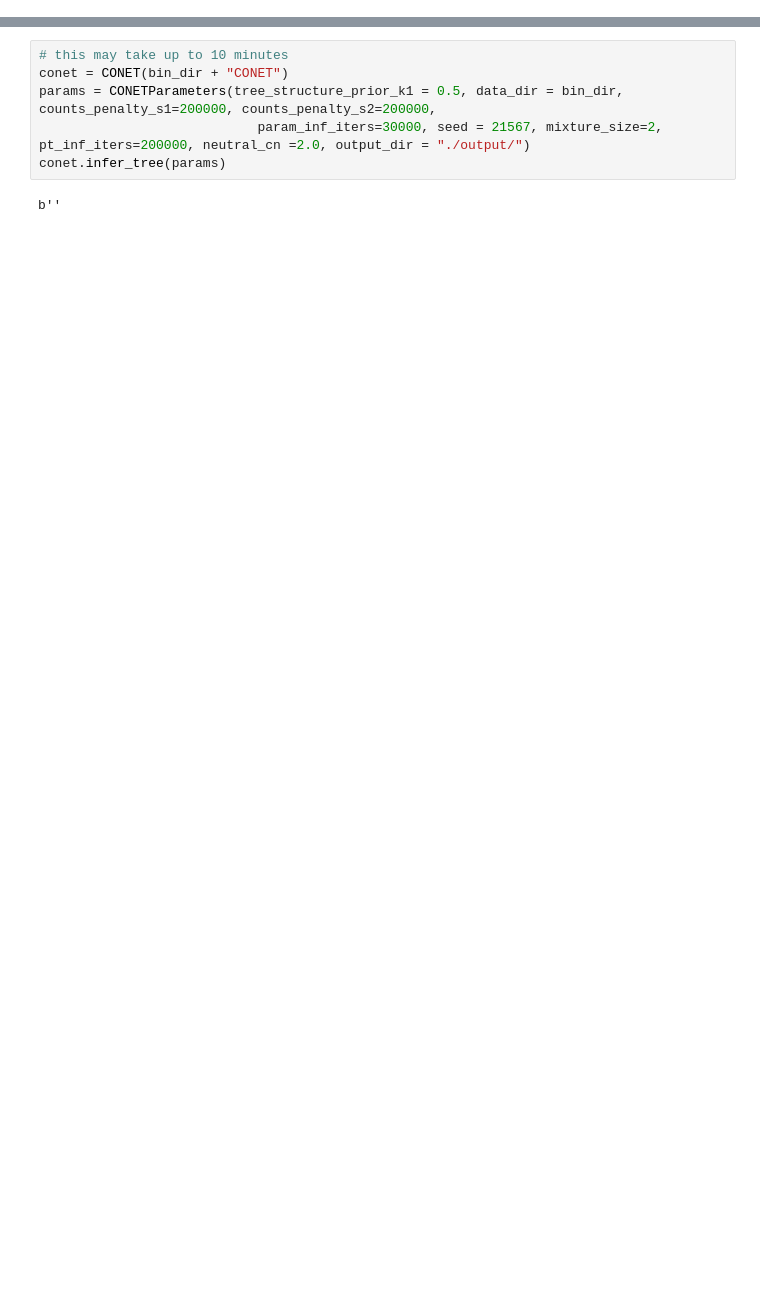
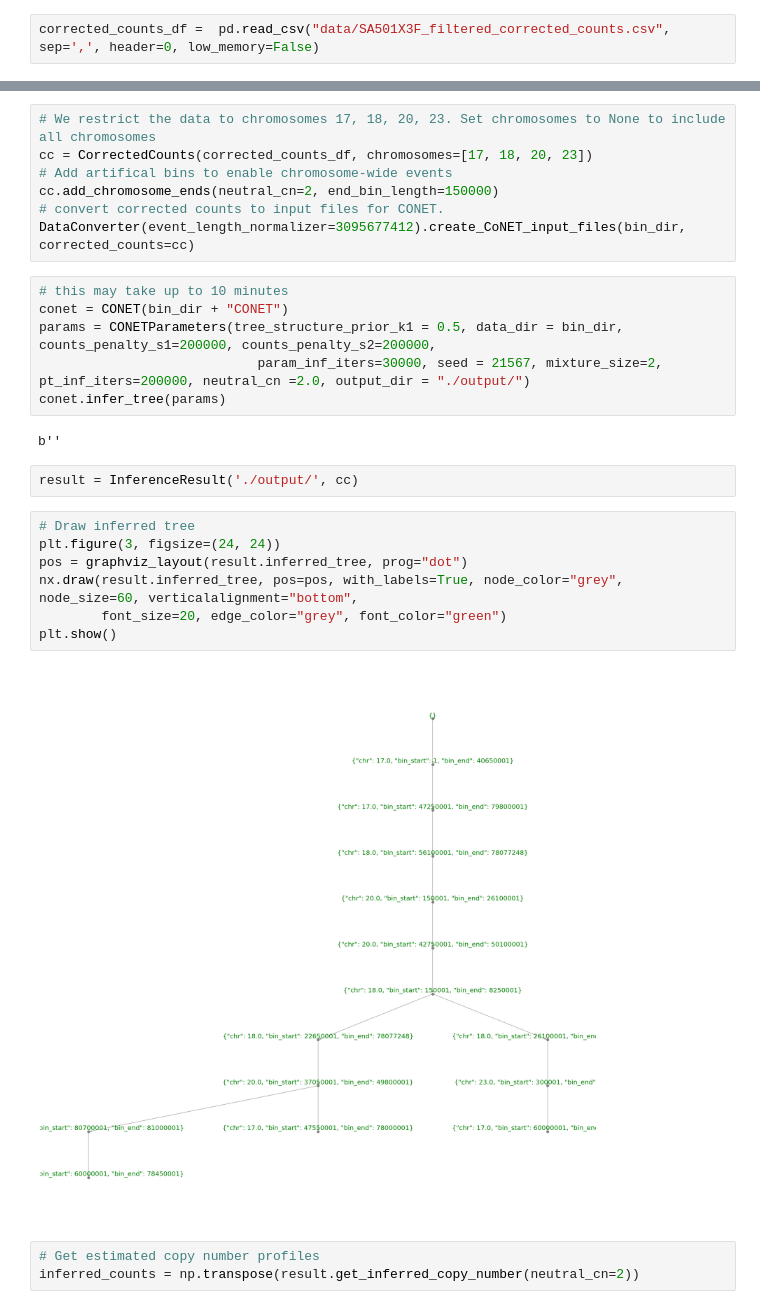
Before and after one commit to szczurek-lab/CONET, a Jupyter notebook: python/notebooks/biological_data/biological_data.ipynb, the cells around one changed output, grey strips where cells are left out. Cells and saved outputs as stored; diff of their text form; blank space fills up the shorter version.

```diff
--- a/python/notebooks/biological_data/biological_data.ipynb
+++ b/python/notebooks/biological_data/biological_data.ipynb
@@ -17,0 +12,2 @@ conet.infer_tree(params)
+# %%
+corrected_counts_df =  pd.read_csv("data/SA501X3F_filtered_corrected_counts.csv", sep=',', header=0, low_memory=False)
@@ -18,3 +24,10 @@ conet.infer_tree(params)
+# %%
+# We restrict the data to chromosomes 17, 18, 20, 23. Set chromosomes to None to include all chromosomes
+cc = CorrectedCounts(corrected_counts_df, chromosomes=[17, 18, 20, 23])
+# Add artifical bins to enable chromosome-wide events
+cc.add_chromosome_ends(neutral_cn=2, end_bin_length=150000)
+# convert corrected counts to input files for CONET.
+DataConverter(event_length_normalizer=3095677412).create_CoNET_input_files(bin_dir, corrected_counts=cc)
 # %%
 # this may take up to 10 minutes
 conet = CONET(bin_dir + "CONET")
@@ -23,3 +36,17 @@ params = CONETParameters(tree_structure_prior_k1 = 0.5, data_dir = bin_dir, coun
 conet.infer_tree(params)
 # %% [output]
 b''
+# %%
+result = InferenceResult('./output/', cc)
+# %%
+# Draw inferred tree
+plt.figure(3, figsize=(24, 24))
+pos = graphviz_layout(result.inferred_tree, prog="dot")
+nx.draw(result.inferred_tree, pos=pos, with_labels=True, node_color="grey", node_size=60, verticalalignment="bottom",
+        font_size=20, edge_color="grey", font_color="green")
+plt.show()
+# %% [output]
+[figure, added]
+# %%
+# Get estimated copy number profiles
+inferred_counts = np.transpose(result.get_inferred_copy_number(neutral_cn=2))
```
Also changed, not shown: parts of 3 cells of this notebook, 15 other files.
